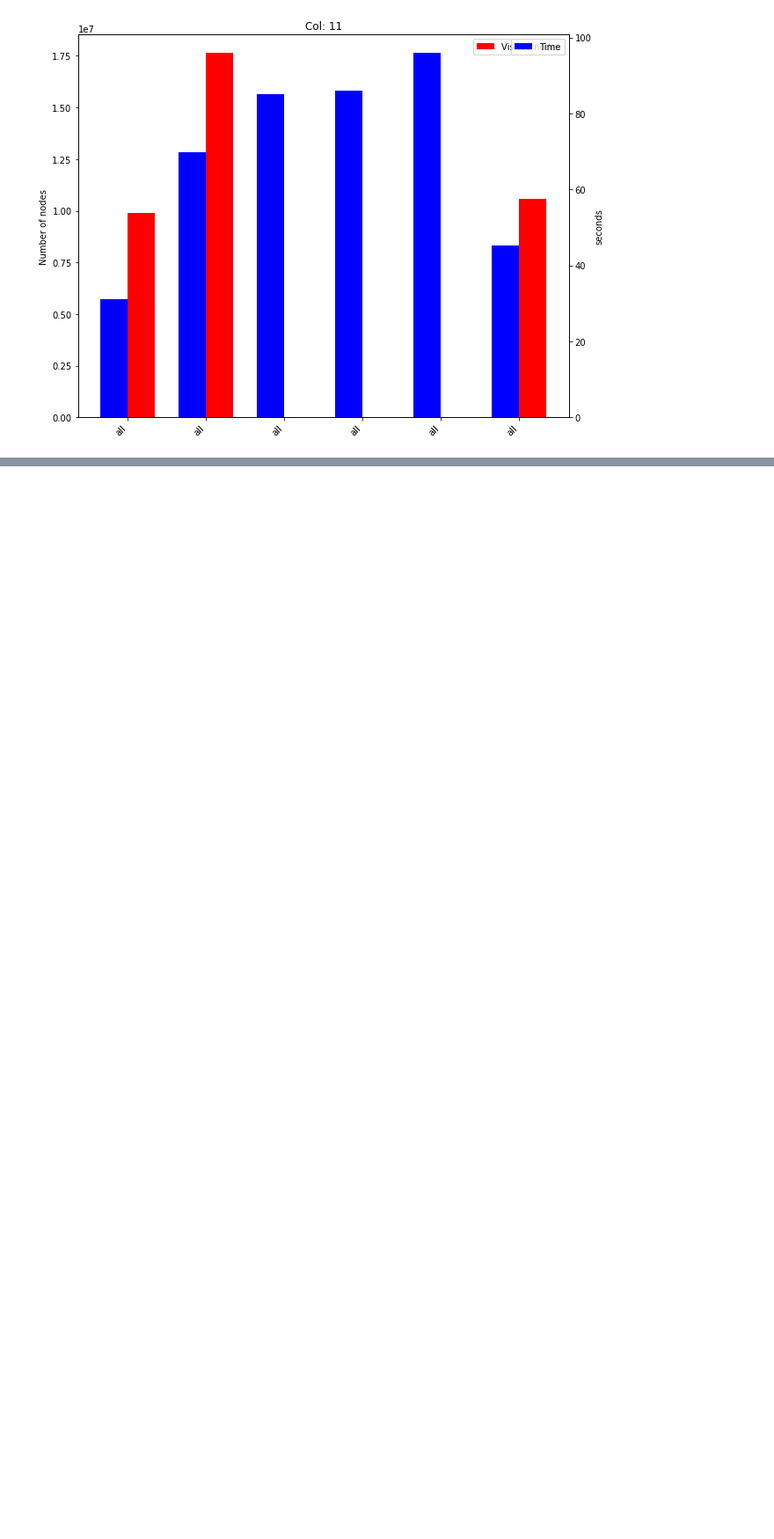
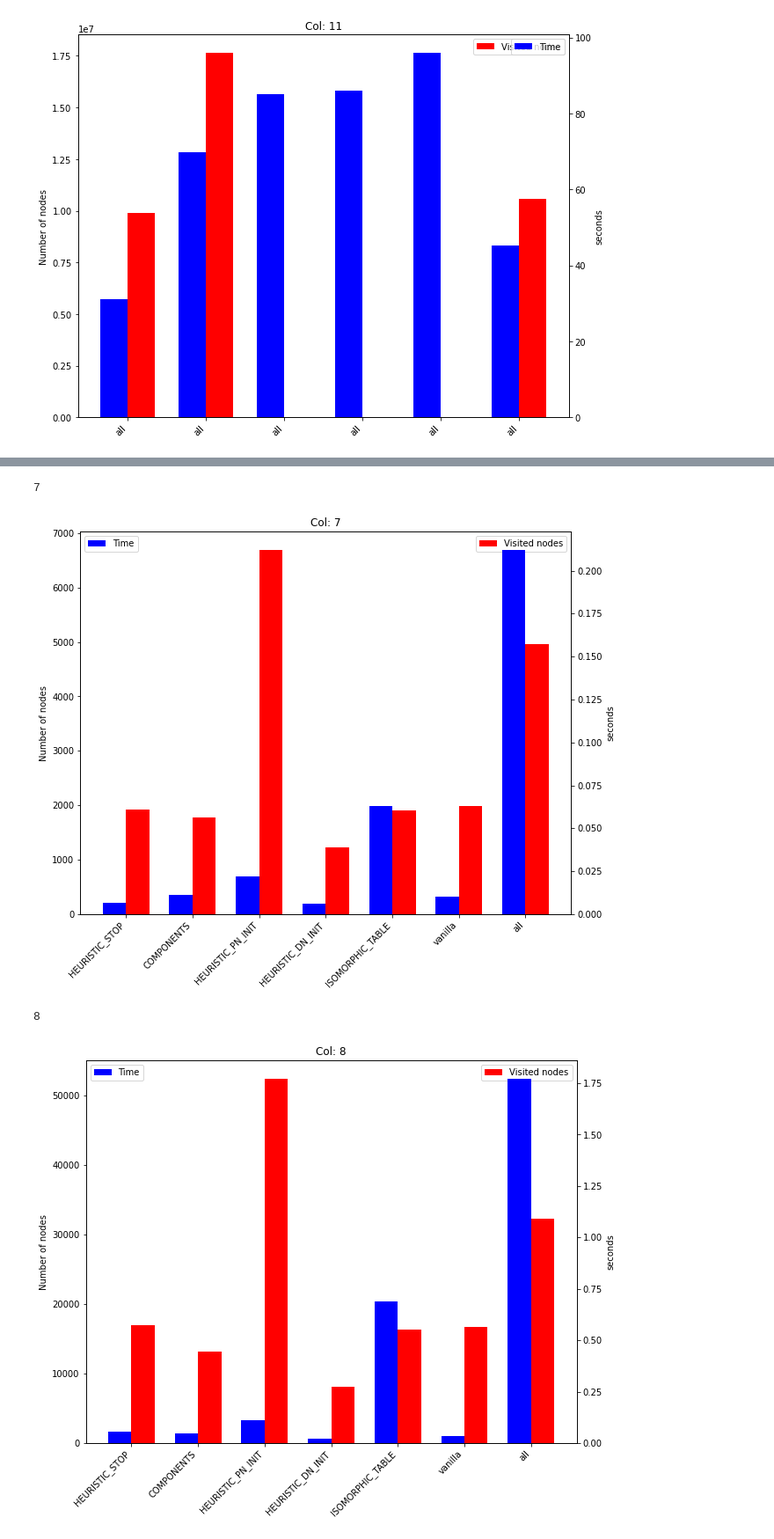
Before and after one commit to dczifra/proving-gobang, a Jupyter notebook: pape_measure.ipynb, the cells around one changed output, grey strips where cells are left out. Shown: that part at 88% size. Cells and saved outputs as stored; diff of their text form; code cells hidden in the pictures; blank space fills up the shorter version.

```diff
--- a/pape_measure.ipynb
+++ b/pape_measure.ipynb
@@ -133,0 +183,7 @@ for col in [7,8,9,10,11]:
+# %%
+plot_file("./build/advaced_proof.csv", 3)
+# %% [output]
+7
+[figure, added]
+8
+[figure, added]
```
Also changed, not shown: parts of 6 cells of this notebook, 7 other files.
